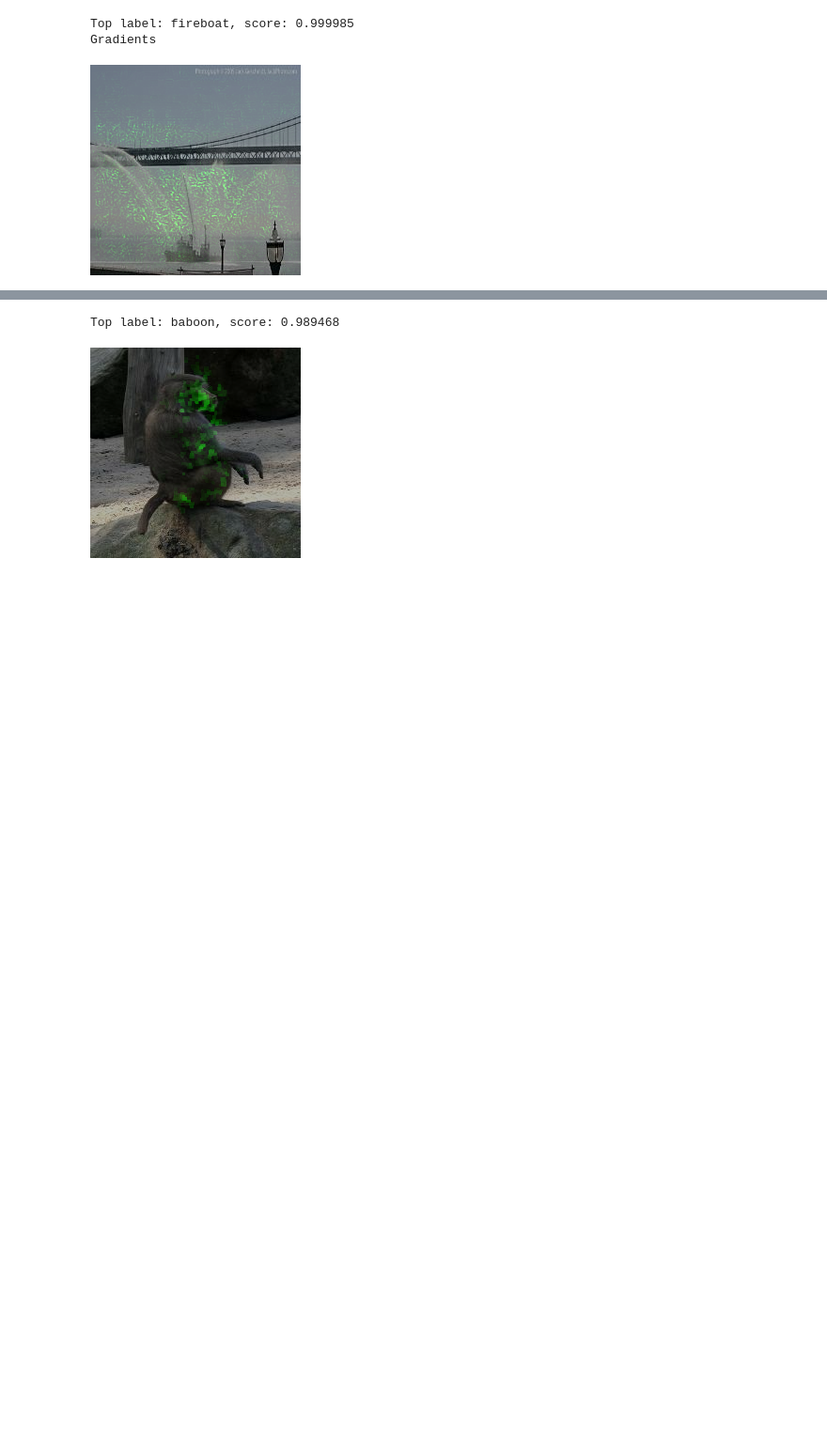
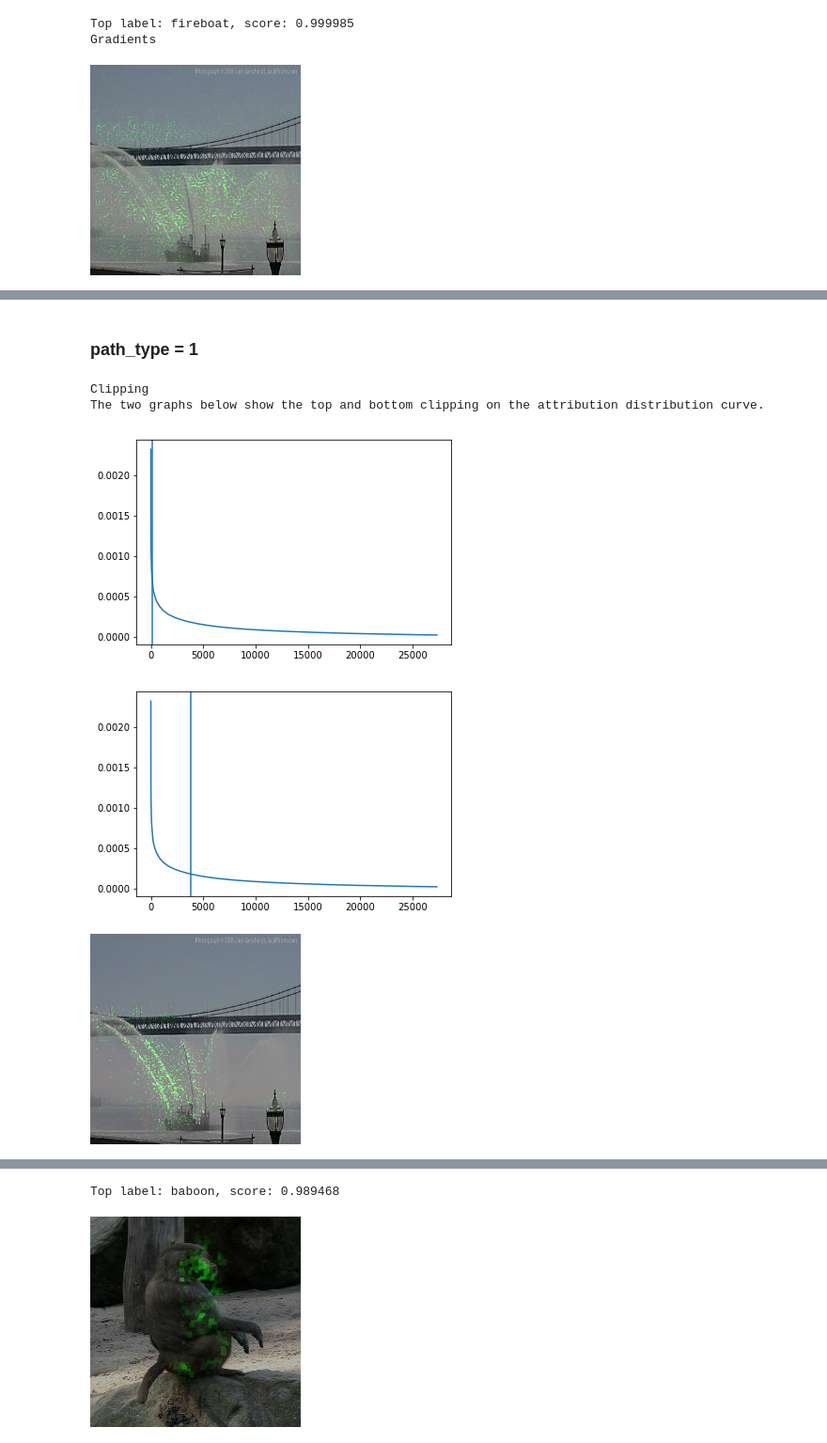
Before and after one commit to pinjutien/Integrated-Gradients, a Jupyter notebook: attributions_fixed.ipynb, the cells around one changed output, grey strips where cells are left out. Shown at 94% size. Cells and saved outputs as stored; diff of their text form; code cells hidden in the pictures; blank space fills up the shorter version.

```diff
--- a/attributions_fixed.ipynb
+++ b/attributions_fixed.ipynb
@@ -138,0 +182,26 @@ The two graphs below show the top and bottom clipping on the attribution distrib
+# %% [markdown]
+### path_type = 1
+# %%
+# Clipping
+print('Clipping')
+print('The two graphs below show the top and bottom clipping on the attribution distribution curve.')
+
+# show_pil_image(pil_image(Visualize(
+#     attributions, img,
+#     clip_above_percentile=95,
+#     clip_below_percentile=58,
+#     overlay=True,
+#     plot_distribution=True)))
+
+pil_image(Visualize(
+    attributions_2, img,
+    clip_above_percentile=95,
+    clip_below_percentile=58,
+    overlay=True,
+    plot_distribution=True))
+# %% [output]
+Clipping
+The two graphs below show the top and bottom clipping on the attribution distribution curve.
+[figure, added]
+[figure, added]
+[figure, added]
```
Also changed, not shown: parts of 11 cells of this notebook, 1 other file.
